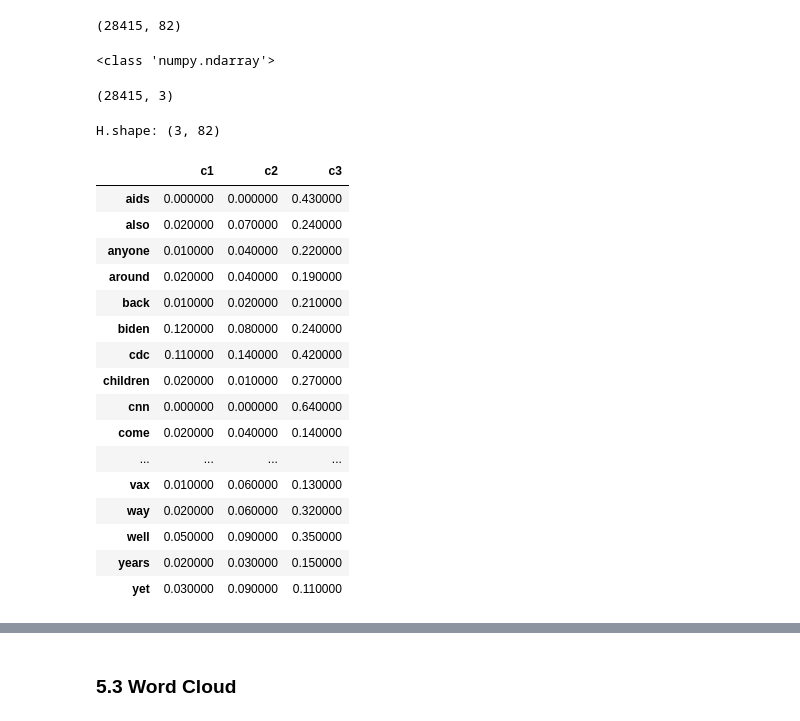
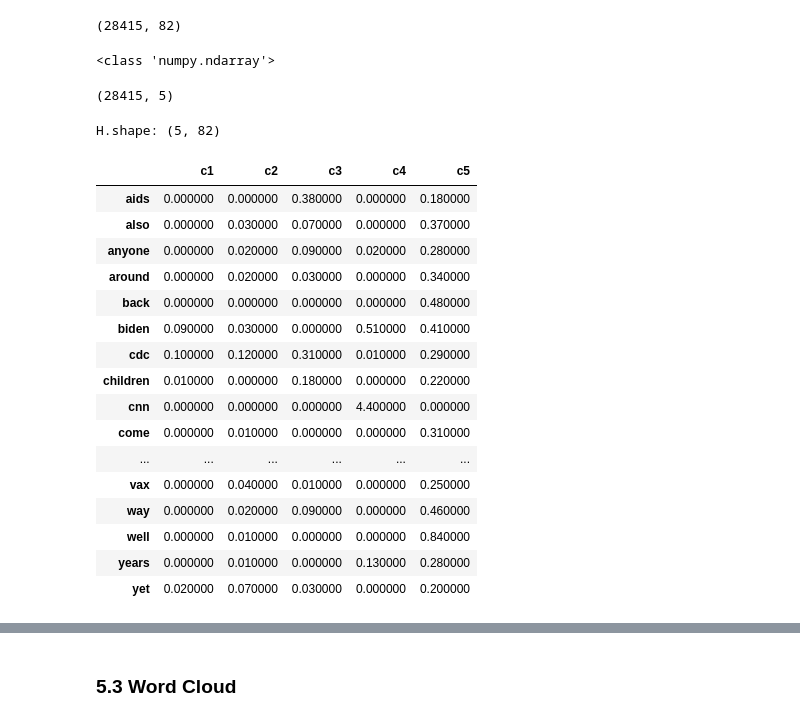
Before and after one commit to slp22/data-engineering-project, a Jupyter notebook: engineering_monkeypox_pipeline.ipynb, the cells around one changed output, grey strips where cells are left out. Saved outputs shown, nothing was run; the diff lists cells and outputs as text; code cells hidden in the pictures.

```diff
--- a/engineering_monkeypox_pipeline.ipynb
+++ b/engineering_monkeypox_pipeline.ipynb
@@ -853,44 +872,43 @@ V.shape
 (28415, 82)
 # %%
 # W matrix = feature set & weights
-nmf = NMF(n_components=3, init=None)
+nmf = NMF(n_components=5, init=None)
 W = nmf.fit_transform(V).round(3)
 print(type(W))
 W.shape
 # %% [output]
 <class 'numpy.ndarray'>
-(28415, 3)
+(28415, 5)
 # %%
 # H matrix = hidden variables & coefficients
 H = pd.DataFrame(nmf.components_.round(2),
                  index = ['c1',
                           'c2',
-                          'c3'] #,
-#                           'c4']#,,
-#                           'c5']
-                 ,
+                          'c3',
+                          'c4',
+                          'c5'],
                  columns = tf_vectorizer.get_feature_names_out())
 print('H.shape:',  H.shape)
 H.T.style.background_gradient(cmap='Blues')
 # %% [output]
-H.shape: (3, 82)
+H.shape: (5, 82)
-|  | c1 | c2 | c3 |
-| aids | 0.000000 | 0.000000 | 0.430000 |
-| also | 0.020000 | 0.070000 | 0.240000 |
-| anyone | 0.010000 | 0.040000 | 0.220000 |
-| around | 0.020000 | 0.040000 | 0.190000 |
-| back | 0.010000 | 0.020000 | 0.210000 |
-| biden | 0.120000 | 0.080000 | 0.240000 |
-| cdc | 0.110000 | 0.140000 | 0.420000 |
-| children | 0.020000 | 0.010000 | 0.270000 |
-| cnn | 0.000000 | 0.000000 | 0.640000 |
-| come | 0.020000 | 0.040000 | 0.140000 |
-| ... | ... | ... | ... |
-| vax | 0.010000 | 0.060000 | 0.130000 |
-| way | 0.020000 | 0.060000 | 0.320000 |
-| well | 0.050000 | 0.090000 | 0.350000 |
-| years | 0.020000 | 0.030000 | 0.150000 |
-| yet | 0.030000 | 0.090000 | 0.110000 |
+|  | c1 | c2 | c3 | c4 | c5 |
+| aids | 0.000000 | 0.000000 | 0.380000 | 0.000000 | 0.180000 |
+| also | 0.000000 | 0.030000 | 0.070000 | 0.000000 | 0.370000 |
+| anyone | 0.000000 | 0.020000 | 0.090000 | 0.020000 | 0.280000 |
+| around | 0.000000 | 0.020000 | 0.030000 | 0.000000 | 0.340000 |
+| back | 0.000000 | 0.000000 | 0.000000 | 0.000000 | 0.480000 |
+| biden | 0.090000 | 0.030000 | 0.000000 | 0.510000 | 0.410000 |
+| cdc | 0.100000 | 0.120000 | 0.310000 | 0.010000 | 0.290000 |
+| children | 0.010000 | 0.000000 | 0.180000 | 0.000000 | 0.220000 |
+| cnn | 0.000000 | 0.000000 | 0.000000 | 4.400000 | 0.000000 |
+| come | 0.000000 | 0.010000 | 0.000000 | 0.000000 | 0.310000 |
+| ... | ... | ... | ... | ... | ... |
+| vax | 0.000000 | 0.040000 | 0.010000 | 0.000000 | 0.250000 |
+| way | 0.000000 | 0.020000 | 0.090000 | 0.000000 | 0.460000 |
+| well | 0.000000 | 0.010000 | 0.000000 | 0.000000 | 0.840000 |
+| years | 0.000000 | 0.010000 | 0.000000 | 0.130000 | 0.280000 |
+| yet | 0.020000 | 0.070000 | 0.030000 | 0.000000 | 0.200000 |
 # %%
 # function to display topics
 def display_topics(model, feature_names, no_top_words, topic_names=None):
```
Also changed, not shown: parts of 2 cells of this notebook.
